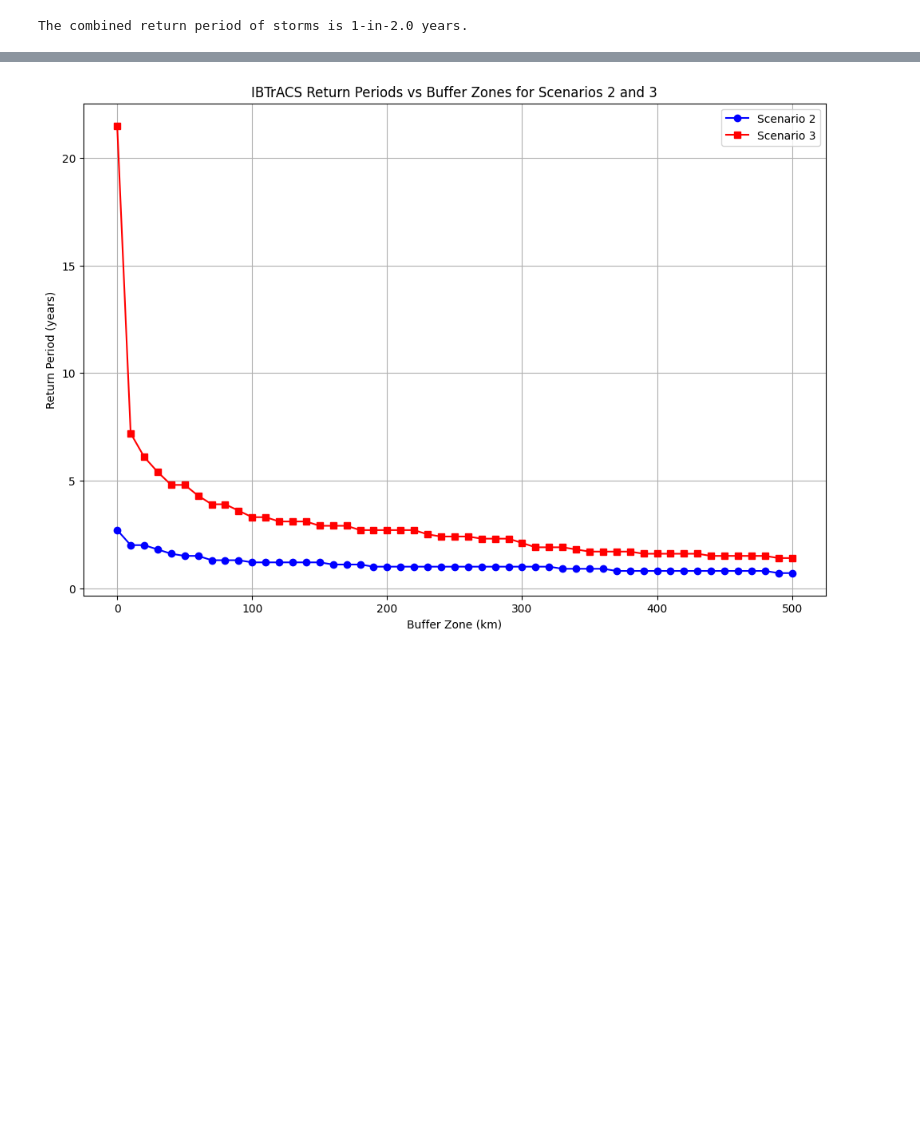
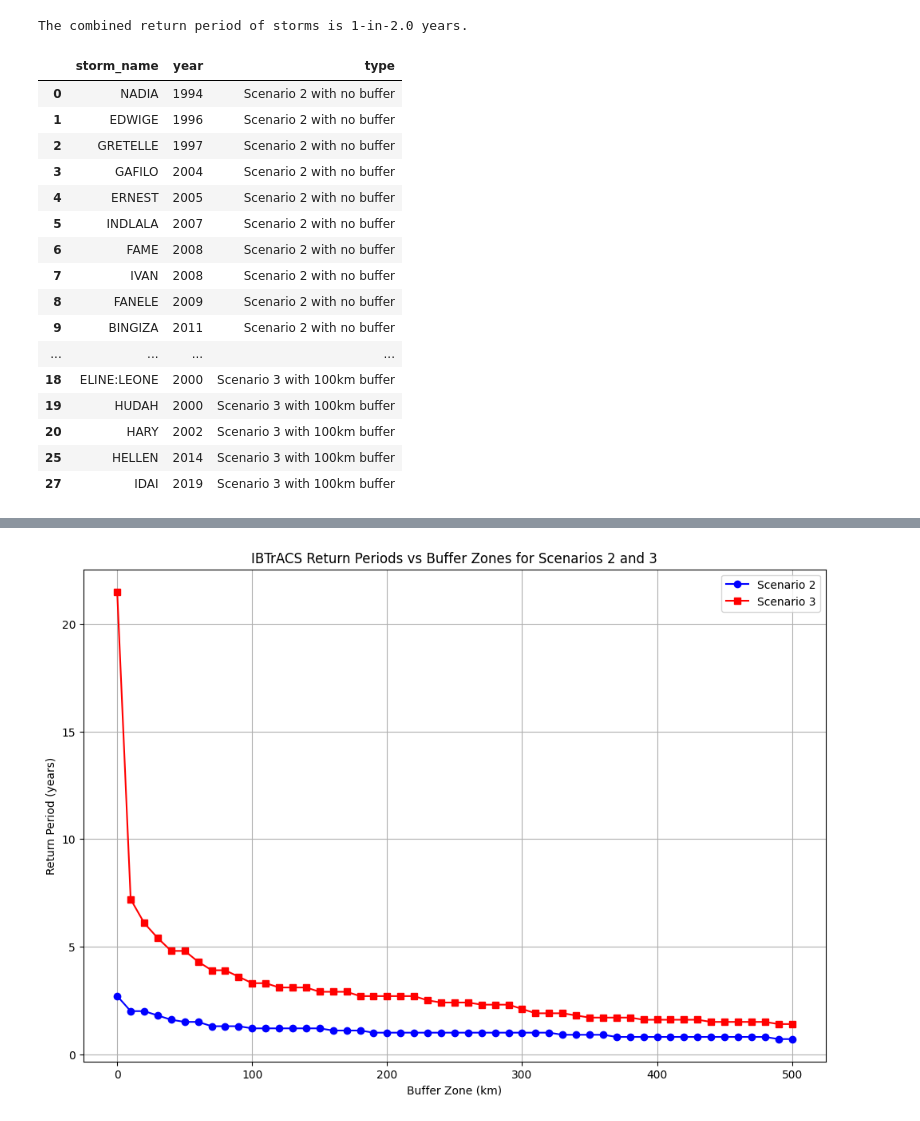
Before and after one commit to OCHA-DAP/ds-aa-mdg-storms, a Jupyter notebook: analysis/01.0_return_period_ibtracs.ipynb, the cells around one changed output, grey strips where cells are left out. Saved outputs shown, nothing was run; the diff lists cells and outputs as text; code cells hidden in the pictures; blank space fills up the shorter version.

```diff
--- a/analysis/01.0_return_period_ibtracs.ipynb
+++ b/analysis/01.0_return_period_ibtracs.ipynb
@@ -255,3 +298,23 @@ print(
 )
 # %% [output]
 The combined return period of storms is 1-in-2.0 years.
+# %%
+storm_data_df
+# %% [output]
+|  | storm_name | year | type |
+| 0 | NADIA | 1994 | Scenario 2 with no buffer |
+| 1 | EDWIGE | 1996 | Scenario 2 with no buffer |
+| 2 | GRETELLE | 1997 | Scenario 2 with no buffer |
+| 3 | GAFILO | 2004 | Scenario 2 with no buffer |
+| 4 | ERNEST | 2005 | Scenario 2 with no buffer |
+| 5 | INDLALA | 2007 | Scenario 2 with no buffer |
+| 6 | FAME | 2008 | Scenario 2 with no buffer |
+| 7 | IVAN | 2008 | Scenario 2 with no buffer |
+| 8 | FANELE | 2009 | Scenario 2 with no buffer |
+| 9 | BINGIZA | 2011 | Scenario 2 with no buffer |
+| ... | ... | ... | ... |
+| 18 | ELINE:LEONE | 2000 | Scenario 3 with 100km buffer |
+| 19 | HUDAH | 2000 | Scenario 3 with 100km buffer |
+| 20 | HARY | 2002 | Scenario 3 with 100km buffer |
+| 25 | HELLEN | 2014 | Scenario 3 with 100km buffer |
+| 27 | IDAI | 2019 | Scenario 3 with 100km buffer |
```
Also changed, not shown: parts of 7 cells of this notebook.
